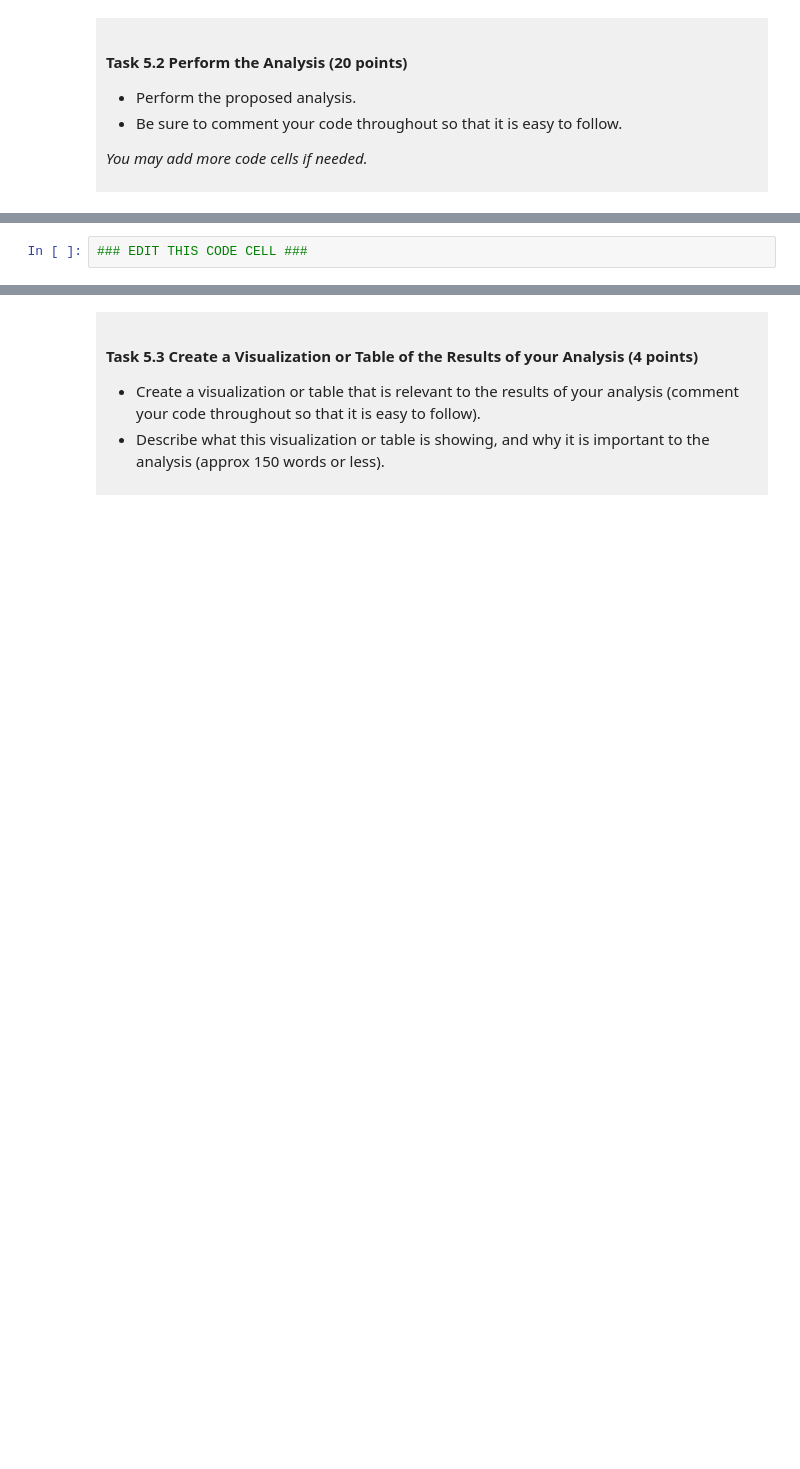
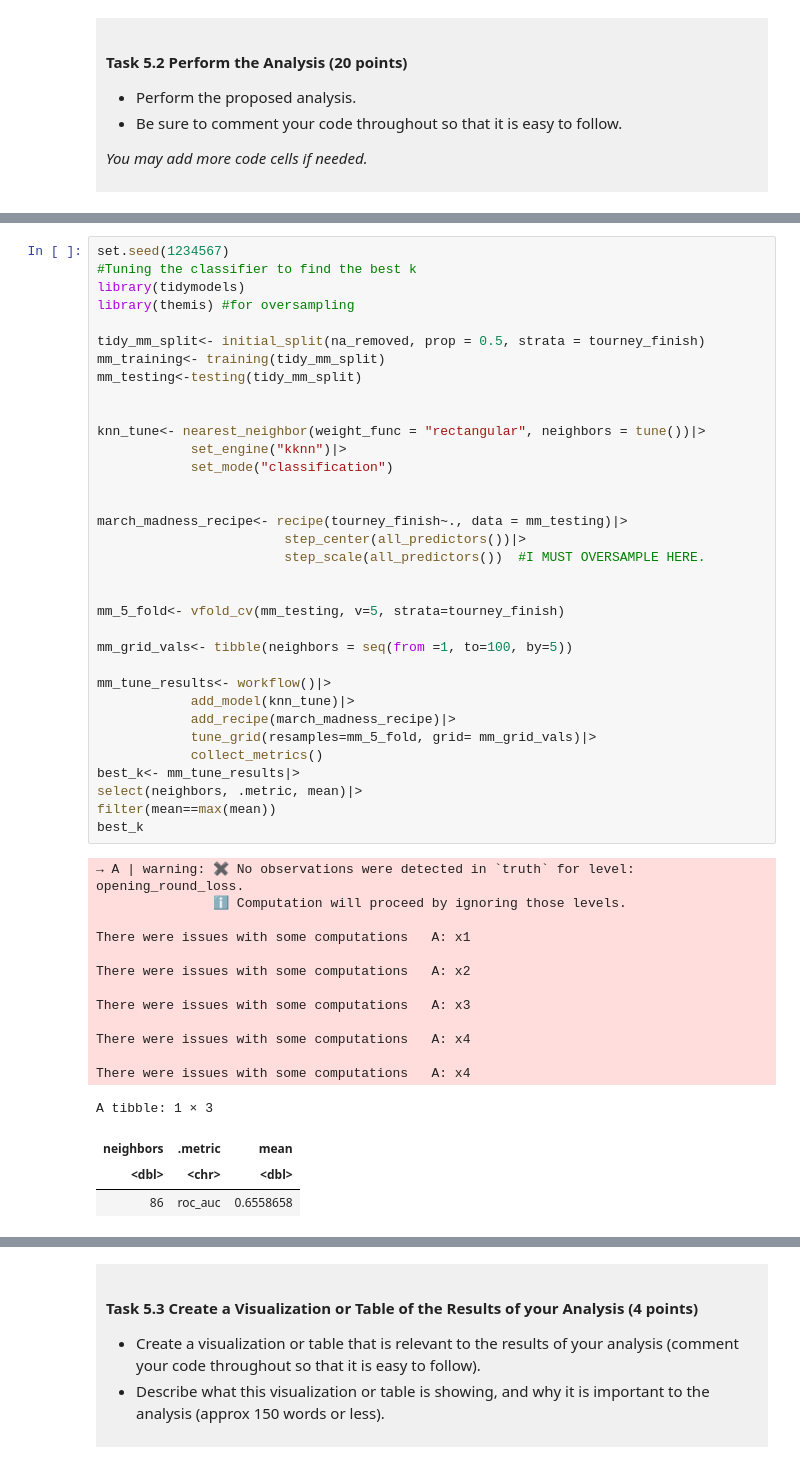
Before and after one commit to OL-git48/dsci-100-project-oliverlo, a Jupyter notebook: dsci-100-project-notebook.ipynb, the cells around one changed output, grey strips where cells are left out. Drawn from its saved outputs; the diff is of its cells as text; blank space fills up the shorter version.

```diff
--- a/dsci-100-project-notebook.ipynb
+++ b/dsci-100-project-notebook.ipynb
@@ -502,2 +546,51 @@ This is a *draft*, we require a commit at this stage but it does not need to be
 # %%
-### EDIT THIS CODE CELL ###
+set.seed(1234567)
+#Tuning the classifier to find the best k
+library(tidymodels)
+library(themis) #for oversampling
+
+tidy_mm_split<- initial_split(na_removed, prop = 0.5, strata = tourney_finish)
+mm_training<- training(tidy_mm_split)
+mm_testing<-testing(tidy_mm_split)
+
+
+knn_tune<- nearest_neighbor(weight_func = "rectangular", neighbors = tune())|>
+            set_engine("kknn")|>
+            set_mode("classification")
+
+
+march_madness_recipe<- recipe(tourney_finish~., data = mm_testing)|>
+                        step_center(all_predictors())|>
+                        step_scale(all_predictors())  #I MUST OVERSAMPLE HERE.
+
+
+mm_5_fold<- vfold_cv(mm_testing, v=5, strata=tourney_finish)
+
+mm_grid_vals<- tibble(neighbors = seq(from =1, to=100, by=5))
+
+mm_tune_results<- workflow()|>
+            add_model(knn_tune)|>
+            add_recipe(march_madness_recipe)|>
+            tune_grid(resamples=mm_5_fold, grid= mm_grid_vals)|>
+            collect_metrics()
+best_k<- mm_tune_results|>
+select(neighbors, .metric, mean)|>
+filter(mean==max(mean))
+best_k
+# %% [output]
+→ A | warning: ✖ No observations were detected in `truth` for level: opening_round_loss.
+               ℹ Computation will proceed by ignoring those levels.
+
+There were issues with some computations   A: x1
+
+There were issues with some computations   A: x2
+
+There were issues with some computations   A: x3
+
+There were issues with some computations   A: x4
+
+There were issues with some computations   A: x4
+A tibble: 1 × 3
+| neighbors | .metric | mean |
+| <dbl> | <chr> | <dbl> |
+| 86 | roc_auc | 0.6558658 |
```
Also changed, not shown: parts of 3 cells of this notebook, 1 other file.
